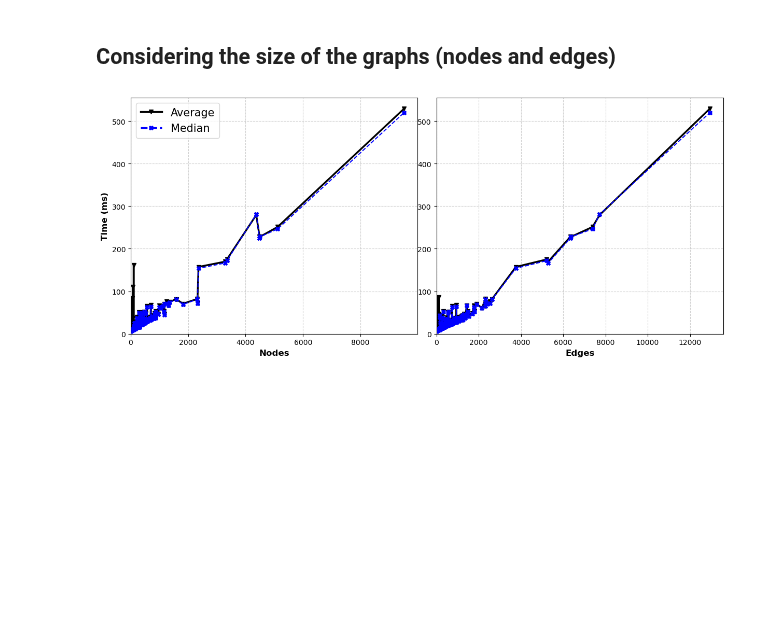
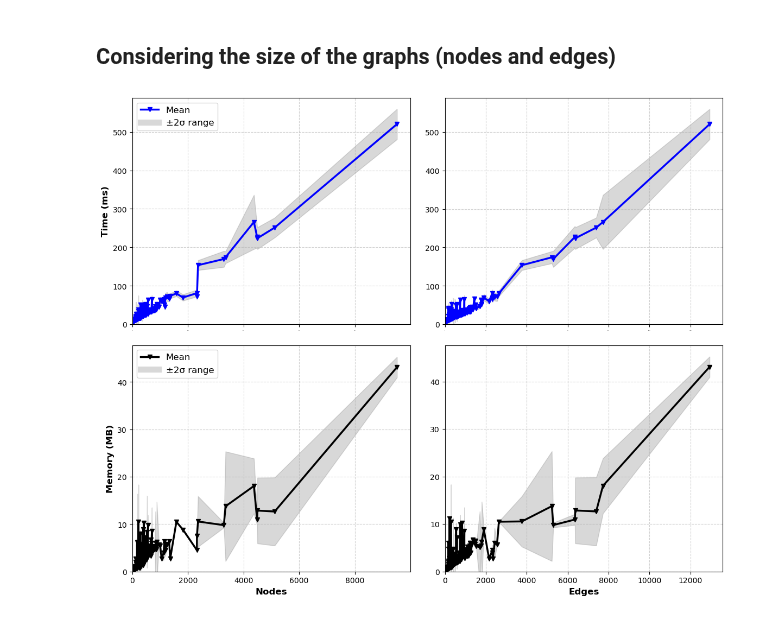
Before and after one commit to geodes-sms/NeoModelingFramework, a Jupyter notebook: Evaluation/analysis/RQ2-results-analysis.ipynb, the cells around one changed output. Saved outputs shown, nothing was run; the diff lists cells and outputs as text; code cells hidden in the pictures; blank space fills up the shorter version.

```diff
--- a/Evaluation/analysis/RQ2-results-analysis.ipynb
+++ b/Evaluation/analysis/RQ2-results-analysis.ipynb
@@ -133,3 +80,11 @@ plt.show()
+# %%
+def remove_outliers(series):
+    q1 = series.quantile(0.25)
+    q3 = series.quantile(0.75)
+    iqr = q3 - q1
+    lower = q1 - 1.5 * iqr
+    upper = q3 + 1.5 * iqr
+    return series[(series >= lower) & (series <= upper)]
 # %%
 import matplotlib.pyplot as plt
 import matplotlib.lines as mlines
@@ -426,36 +215,77 @@ plt.show()
 ## Considering the size of the graphs (nodes and edges)
 # %%
 import matplotlib.pyplot as plt
+import matplotlib.lines as mlines
 
 props = ['nodes', 'edges']
+g = 2  # number of std deviations for the shaded band
 
-fig, axes = plt.subplots(1, 2, figsize=(12, 5))
+fig, axes = plt.subplots(2, 2, figsize=(12, 10))
 fig.suptitle('')
 
+
 for idx, prop in enumerate(props):
-    avg_time = combined_df.groupby(prop)['time'].mean()
-    med_time = combined_df.groupby(prop)['time'].median()
-    avg_mem = combined_df.groupby(prop)['mem'].mean()
-    ax = axes[idx]
-    # Plot average line
-    ax.plot(avg_time.index, avg_time.values, color="#000000", linewidth=2.5, label='Average', marker='v')
-    ax.plot(med_time.index, med_time.values, color='blue', linewidth=1.5, label='Median', marker='X', linestyle='--')
-    # Plot each run with a different marker
+    grouped = combined_df.groupby(prop)['time']
+
+    mean = grouped.apply(lambda s: remove_outliers(s).mean())
+    std = grouped.apply(lambda s: remove_outliers(s).std())
+    lower = mean - g * std
+    upper = mean + g * std
+
+    ax = axes[0, idx]
+
+    ax.plot(mean.index, mean.values, color="blue", linewidth=2.5, label='Mean', marker='v')
+    ax.fill_between(mean.index, lower, upper, color='gray', alpha=0.3, label=f'±{g}σ range')
+
+
+    ax.set_xlabel('')
+
+    if idx == 0:
+        ax.set_ylabel('Time (ms)', fontsize=12, fontweight='bold')
+
+    ax.tick_params(axis='x', labelsize=0)
+    ax.tick_params(axis='y', labelsize=10)
+    ax.grid(True, linestyle='--', alpha=0.6)
+    ax.set_ylim(bottom=0)
+    ax.set_xlim(left=0)
+
+
+for idx, prop in enumerate(props):
+    grouped = combined_df.groupby(prop)['mem']
+
+    mean = grouped.apply(lambda s: remove_outliers(s).mean())
+    std = grouped.apply(lambda s: remove_outliers(s).std())
+    lower = mean - g * std
+    upper = mean + g * std
+
+    ax = axes[1, idx]
+
+    ax.plot(mean.index, mean.values, color="black", linewidth=2.5, label='Mean', marker='v')
+    ax.fill_between(mean.index, lower, upper, color='gray', alpha=0.3, label=f'±{g}σ range')
+
+    # Bottom row: x-axis labels
     ax.set_xlabel(prop.capitalize(), fontsize=12, fontweight='bold')
     if idx == 0:
-        ax.set_ylabel('Time (ms)', fontsize=12, fontweight='bold')
+        ax.set_ylabel('Memory (MB)', fontsize=12, fontweight='bold')
+
     ax.tick_params(axis='x', labelsize=10)
     ax.tick_params(axis='y', labelsize=10)
     ax.grid(True, linestyle='--', alpha=0.6)
     ax.set_ylim(bottom=0)
     ax.set_xlim(left=0)
 
-ax_legend = axes[0]
-avg_line = mlines.Line2D([], [], color='black', marker='v', label='Average', linewidth=2.5)
-med_line = mlines.Line2D([], [], color='blue', marker='X', linestyle='--', label='Median', linewidth=2.5)
-ax_legend.legend(handles=[avg_line, med_line], loc='upper left', fontsize=15, frameon=True)
-plt.tight_layout(pad=0)
-plt.savefig("img/RQ2timenodesedges.pdf", format='pdf', bbox_inches='tight')
+
+avg_line_time = mlines.Line2D([], [], color='blue', marker='v', label='Mean', linewidth=2.5)
+band_patch_time = mlines.Line2D([], [], color='gray', linewidth=8, alpha=0.3, label=f'±{g}σ range')
+
+avg_line_mem = mlines.Line2D([], [], color='black', marker='v', label='Mean', linewidth=2.5)
+band_patch_mem = mlines.Line2D([], [], color='gray', linewidth=8, alpha=0.3, label=f'±{g}σ range')
+
+axes[0, 0].legend(handles=[avg_line_time, band_patch_time], loc='upper left', fontsize=12, frameon=True)
+axes[1, 0].legend(handles=[avg_line_mem, band_patch_mem], loc='upper left', fontsize=12, frameon=True)
+
+plt.tight_layout(pad=2)
+plt.savefig("img/RQ2nodesedges.pdf", format='pdf', bbox_inches='tight')
 plt.show()
 # %% [output]
-[figure, old version]
+[figure, new version]
```
Also changed, not shown: parts of 12 cells of this notebook, 36 other files.
